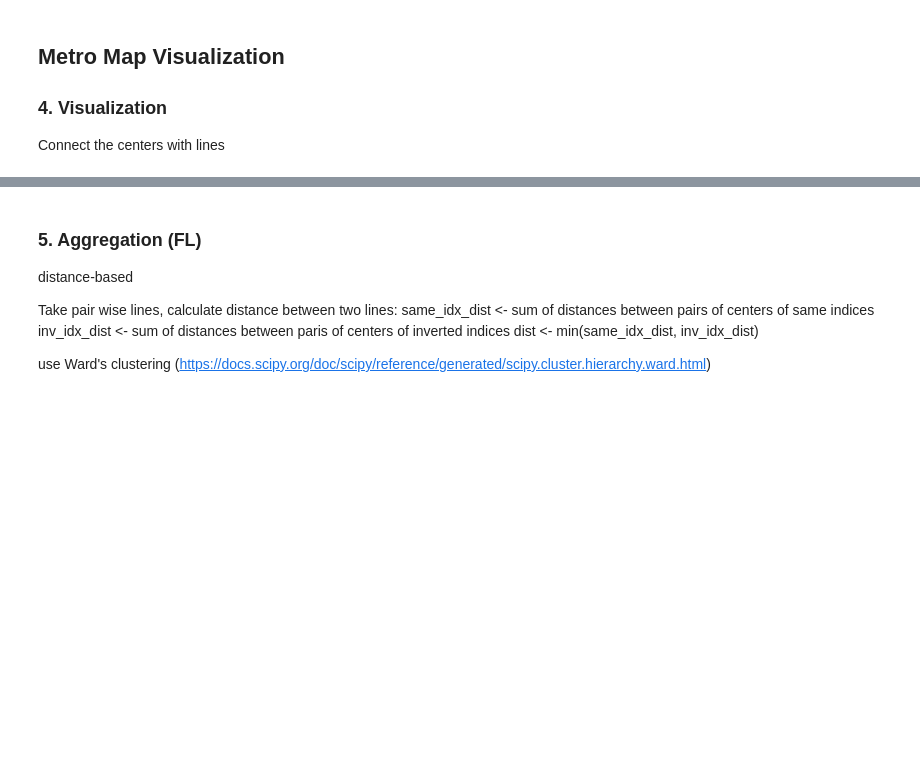
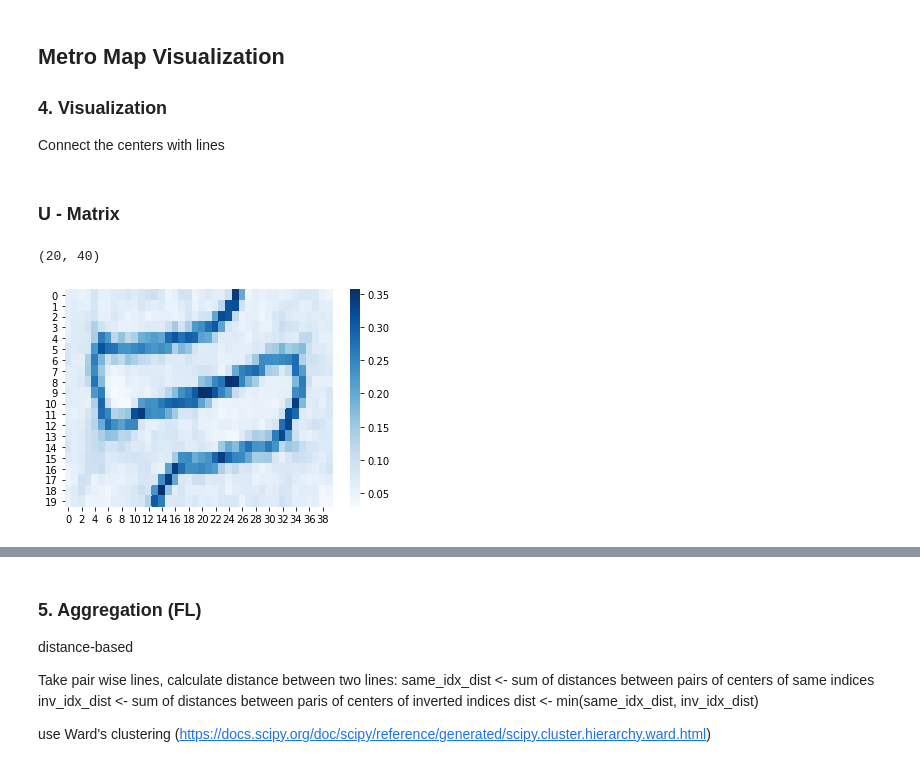
Before and after one commit to filipLoisel/SOS, a Jupyter notebook: UE3/src/main.ipynb, the cells around one changed output, grey strips where cells are left out. Drawn from its saved outputs; the diff is of its cells as text; code cells hidden in the pictures; blank space fills up the shorter version.

```diff
--- a/UE3/src/main.ipynb
+++ b/UE3/src/main.ipynb
@@ -131,3 +141,5 @@ array([[[ 1.83050847,  6.23728814],
 ### 4. Visualization
 
 Connect the centers with lines
+# %% [markdown]
+### U - Matrix
@@ -134 +162,10 @@ Connect the centers with lines
+# %%
+u_matrix = umatrix(weight_vectors['ydim'], weight_vectors['xdim'], weight_vectors['arr'])
+
+sns.heatmap(u_matrix, cmap="Blues")
+
+u_matrix.shape
+# %% [output]
+(20, 40)
+[figure, added]
 # %%
```
Also changed, not shown: parts of 16 cells of this notebook.
